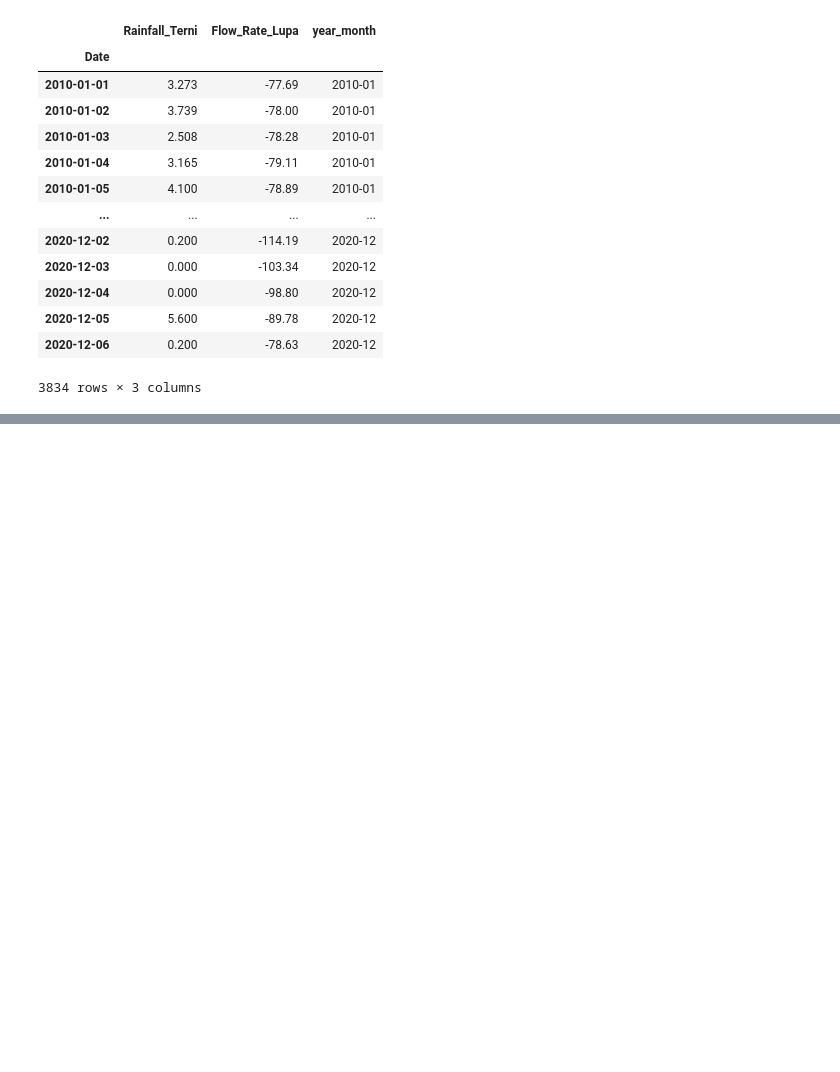
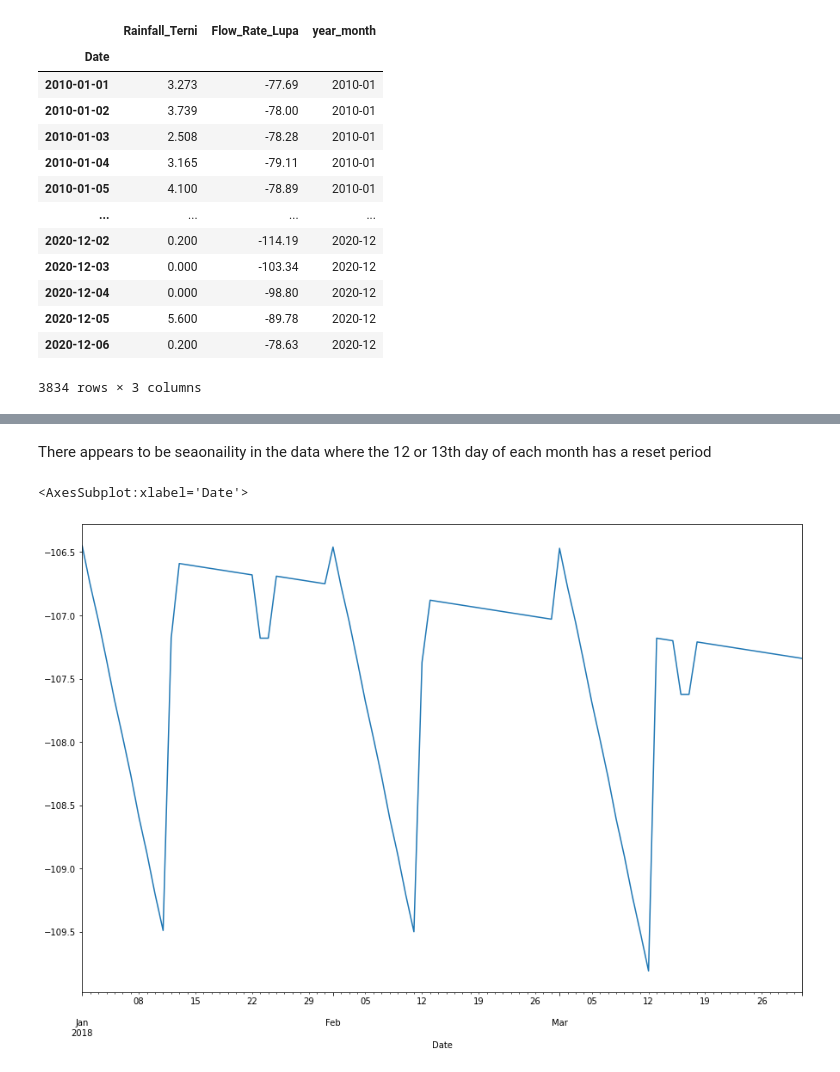
Before and after one commit to datastraine/kaggle, a Jupyter notebook: AceaSmart_Water_Analytics/acea-comp-explore.ipynb, the cells around one changed output, grey strips where cells are left out. Cells and saved outputs as stored; diff of their text form; code cells hidden in the pictures; blank space fills up the shorter version.

```diff
--- a/AceaSmart_Water_Analytics/acea-comp-explore.ipynb
+++ b/AceaSmart_Water_Analytics/acea-comp-explore.ipynb
@@ -181,0 +202,8 @@ Water_Spring_Lupa
+# %% [markdown]
+There appears to be seaonaility in the data where the 12 or 13th day of each month has a reset period
+# %%
+plt.figure(figsize=(15,10))
+Water_Spring_Lupa[(Water_Spring_Lupa['year_month'] < '2018-04') & (Water_Spring_Lupa['year_month'] >= '2018-01')]['Flow_Rate_Lupa'].plot(label='Daily')
+# %% [output]
+<AxesSubplot:xlabel='Date'>
+[figure, added]
```
Also changed, not shown: parts of 18 cells of this notebook.
